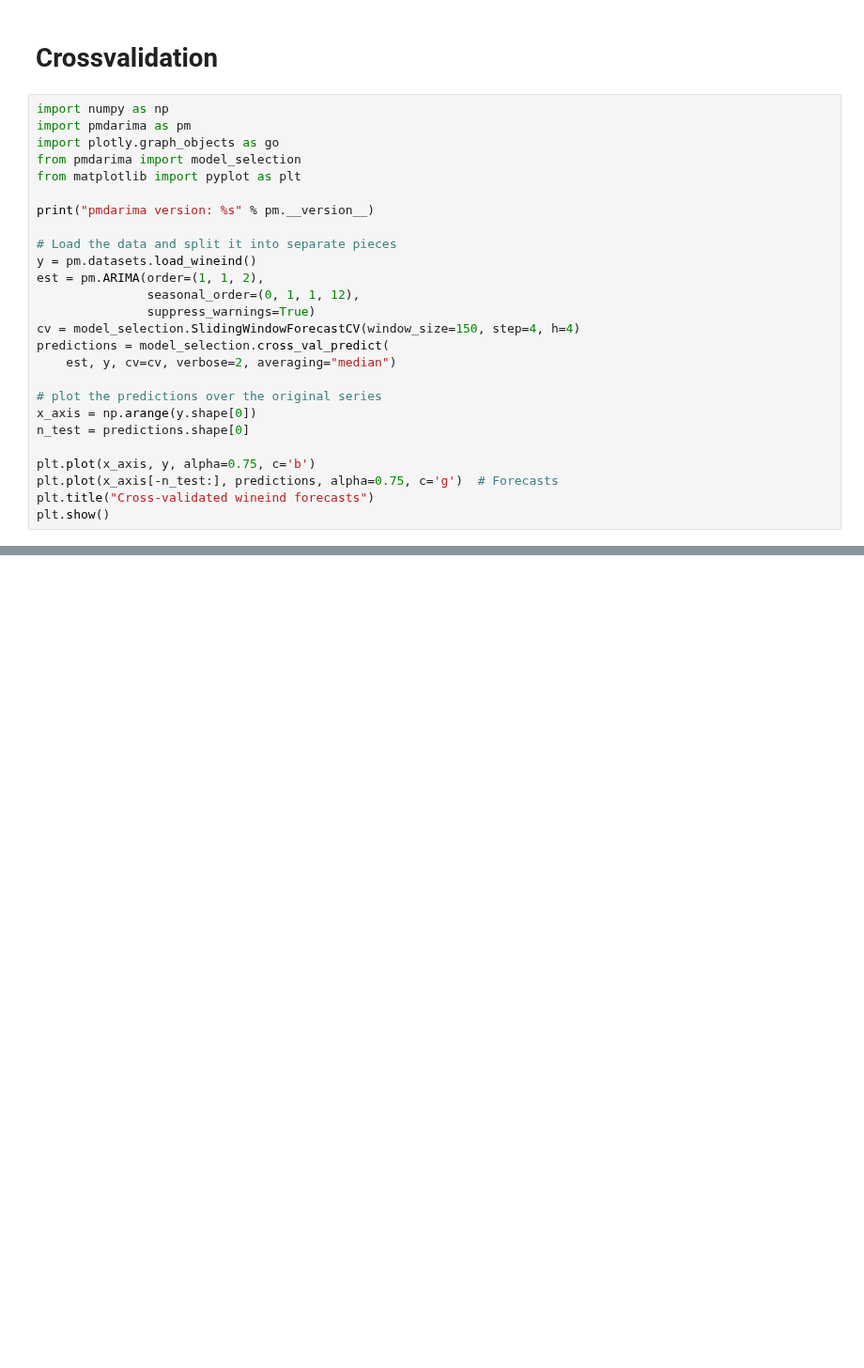
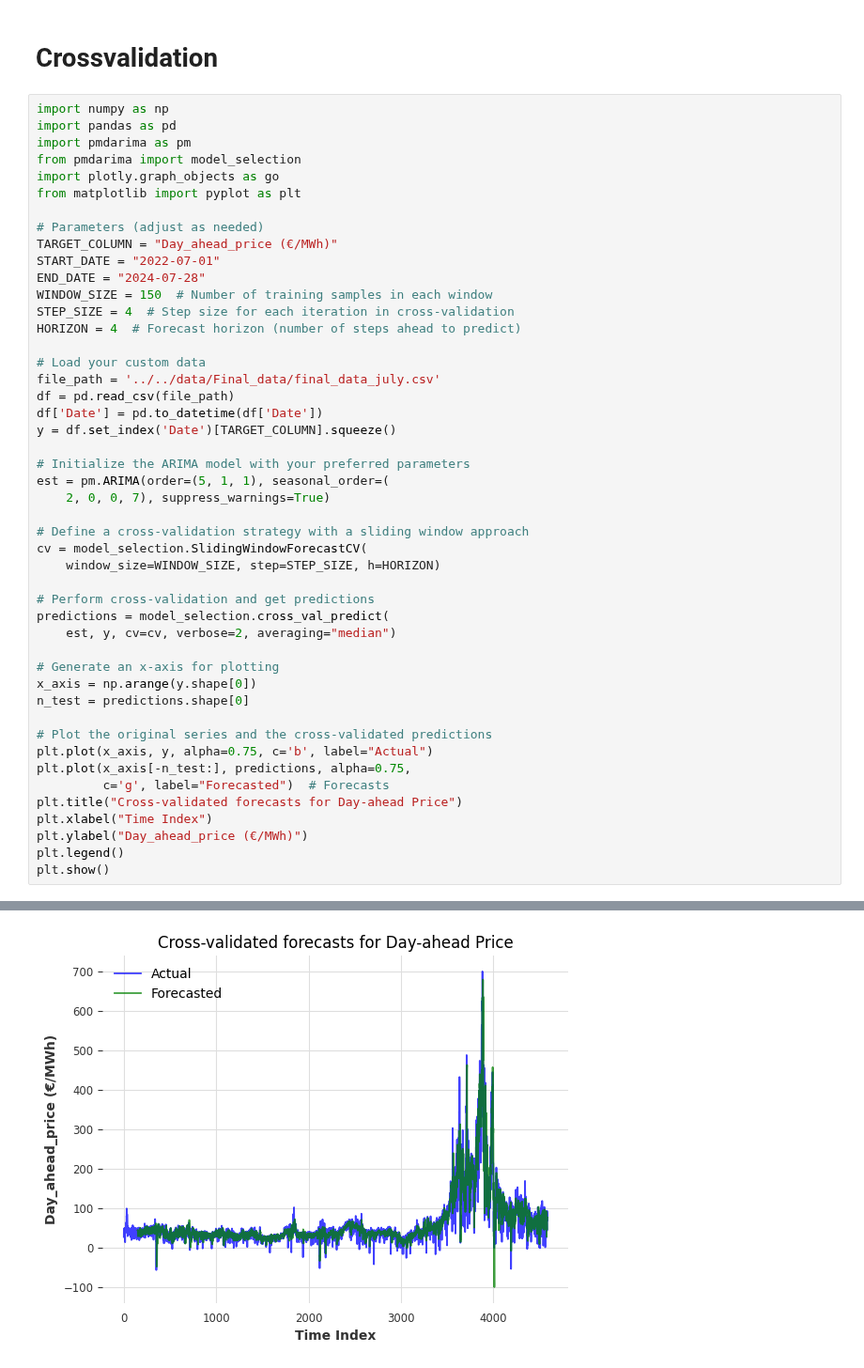
Before and after one commit to stefgr1/Prediction_of_energy_prices, a Jupyter notebook: predictions/ARIMA/Arima.ipynb, the cells around one changed output, grey strips where cells are left out. Shown at 94% size. Saved outputs shown, nothing was run; the diff lists cells and outputs as text; blank space fills up the shorter version.

```diff
--- a/predictions/ARIMA/Arima.ipynb
+++ b/predictions/ARIMA/Arima.ipynb
@@ -586,27 +417,49 @@ Forecast plot saved at: sarima_forecast_plot_without_lags.png
 # Crossvalidation
 # %%
 import numpy as np
+import pandas as pd
 import pmdarima as pm
+from pmdarima import model_selection
 import plotly.graph_objects as go
-from pmdarima import model_selection
 from matplotlib import pyplot as plt
 
-print("pmdarima version: %s" % pm.__version__)
+# Parameters (adjust as needed)
+TARGET_COLUMN = "Day_ahead_price (€/MWh)"
+START_DATE = "2022-07-01"
+END_DATE = "2024-07-28"
+WINDOW_SIZE = 150  # Number of training samples in each window
+STEP_SIZE = 4  # Step size for each iteration in cross-validation
+HORIZON = 4  # Forecast horizon (number of steps ahead to predict)
 
-# Load the data and split it into separate pieces
-y = pm.datasets.load_wineind()
-est = pm.ARIMA(order=(1, 1, 2),
-               seasonal_order=(0, 1, 1, 12),
-               suppress_warnings=True)
-cv = model_selection.SlidingWindowForecastCV(window_size=150, step=4, h=4)
+# Load your custom data
+file_path = '../../data/Final_data/final_data_july.csv'
+df = pd.read_csv(file_path)
+df['Date'] = pd.to_datetime(df['Date'])
+y = df.set_index('Date')[TARGET_COLUMN].squeeze()
+
+# Initialize the ARIMA model with your preferred parameters
+est = pm.ARIMA(order=(5, 1, 1), seasonal_order=(
+    2, 0, 0, 7), suppress_warnings=True)
+
+# Define a cross-validation strategy with a sliding window approach
+cv = model_selection.SlidingWindowForecastCV(
+    window_size=WINDOW_SIZE, step=STEP_SIZE, h=HORIZON)
+
+# Perform cross-validation and get predictions
 predictions = model_selection.cross_val_predict(
     est, y, cv=cv, verbose=2, averaging="median")
 
-# plot the predictions over the original series
+# Generate an x-axis for plotting
 x_axis = np.arange(y.shape[0])
 n_test = predictions.shape[0]
 
-plt.plot(x_axis, y, alpha=0.75, c='b')
-plt.plot(x_axis[-n_test:], predictions, alpha=0.75, c='g')  # Forecasts
-plt.title("Cross-validated wineind forecasts")
+# Plot the original series and the cross-validated predictions
+plt.plot(x_axis, y, alpha=0.75, c='b', label="Actual")
+plt.plot(x_axis[-n_test:], predictions, alpha=0.75,
+         c='g', label="Forecasted")  # Forecasts
+plt.title("Cross-validated forecasts for Day-ahead Price")
+plt.xlabel("Time Index")
+plt.ylabel("Day_ahead_price (€/MWh)")
+plt.legend()
 plt.show()
+# %% [output]
@@ -612,0 +483 @@ plt.show()
+[figure, added]
```
Also changed, not shown: parts of 9 cells of this notebook, 7 other files.
